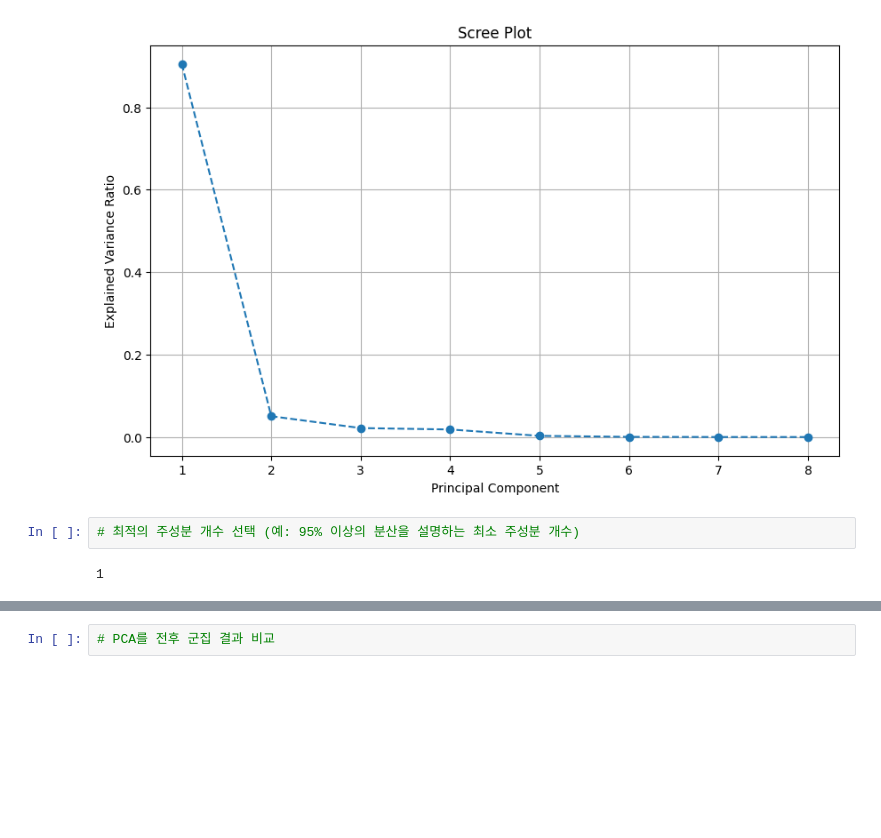
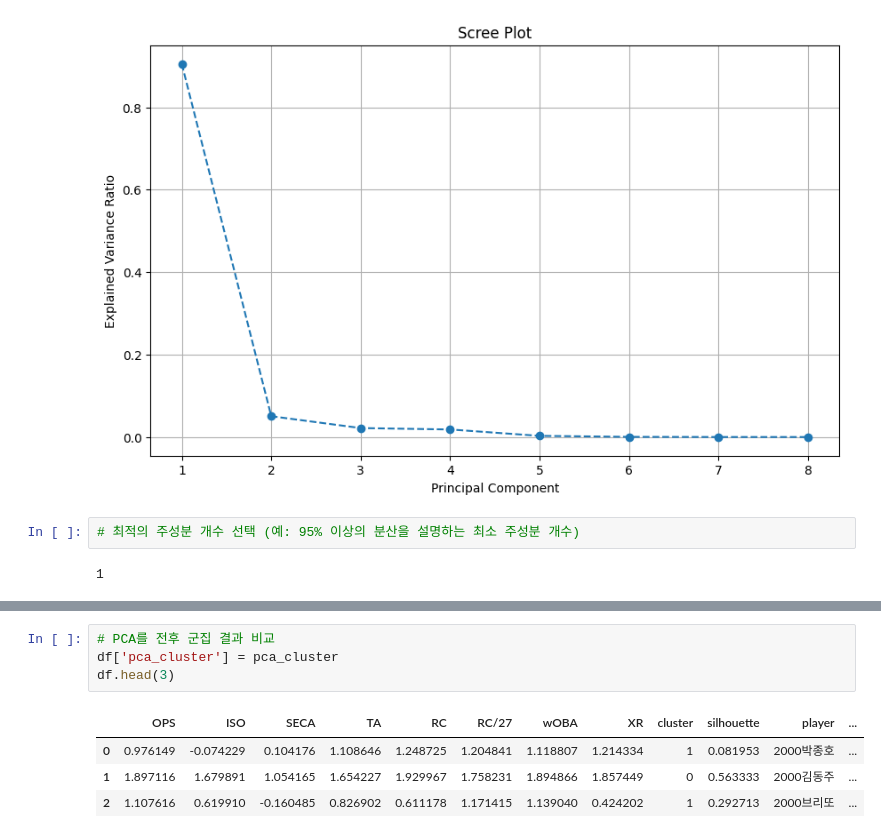
Before and after one commit to jiminxchris/pythonmlproject20260424, a Jupyter notebook: 06_군집_baseball_player_clustering.ipynb, the cells around one changed output, grey strips where cells are left out. Cells and saved outputs as stored; diff of their text form; blank space fills up the shorter version.

```diff
--- a/06_군집_baseball_player_clustering.ipynb
+++ b/06_군집_baseball_player_clustering.ipynb
@@ -422,2 +514,9 @@ k = 4
 # %%
 # PCA를 전후 군집 결과 비교
+df['pca_cluster'] = pca_cluster
+df.head(3)
+# %% [output]
+|  | OPS | ISO | SECA | TA | RC | RC/27 | wOBA | XR | cluster | silhouette | player | ... |
+| 0 | 0.976149 | -0.074229 | 0.104176 | 1.108646 | 1.248725 | 1.204841 | 1.118807 | 1.214334 | 1 | 0.081953 | 2000박종호 | ... |
+| 1 | 1.897116 | 1.679891 | 1.054165 | 1.654227 | 1.929967 | 1.758231 | 1.894866 | 1.857449 | 0 | 0.563333 | 2000김동주 | ... |
+| 2 | 1.107616 | 0.619910 | -0.160485 | 0.826902 | 0.611178 | 1.171415 | 1.139040 | 0.424202 | 1 | 0.292713 | 2000브리또 | ... |
```
Also changed, not shown: parts of 19 cells of this notebook, 3 other files.
